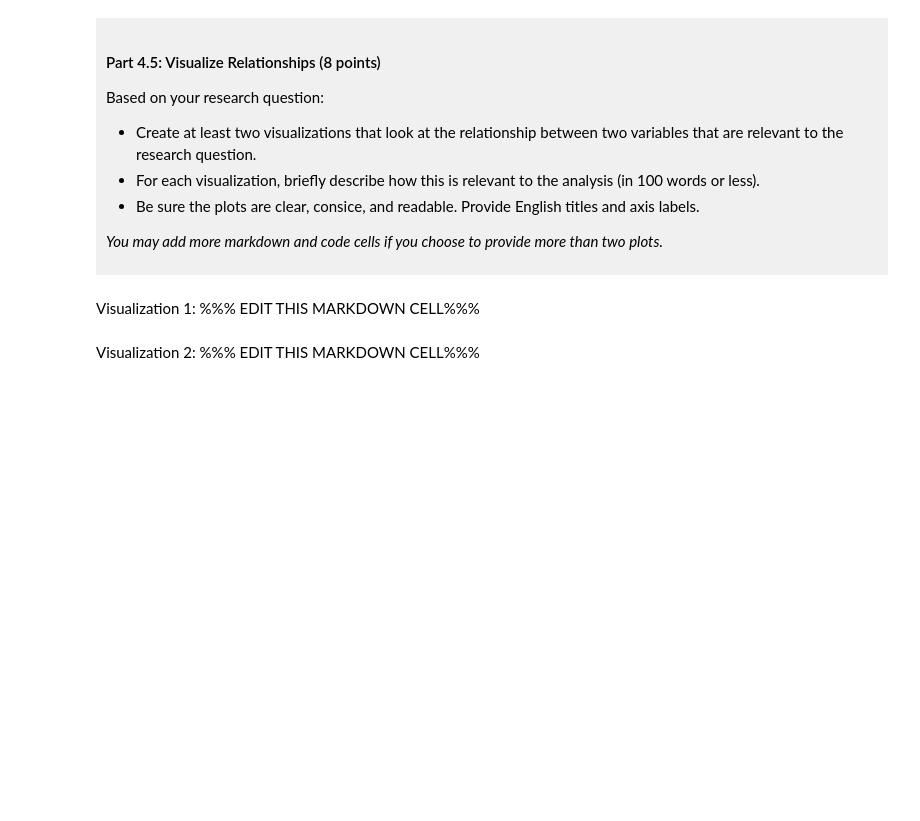
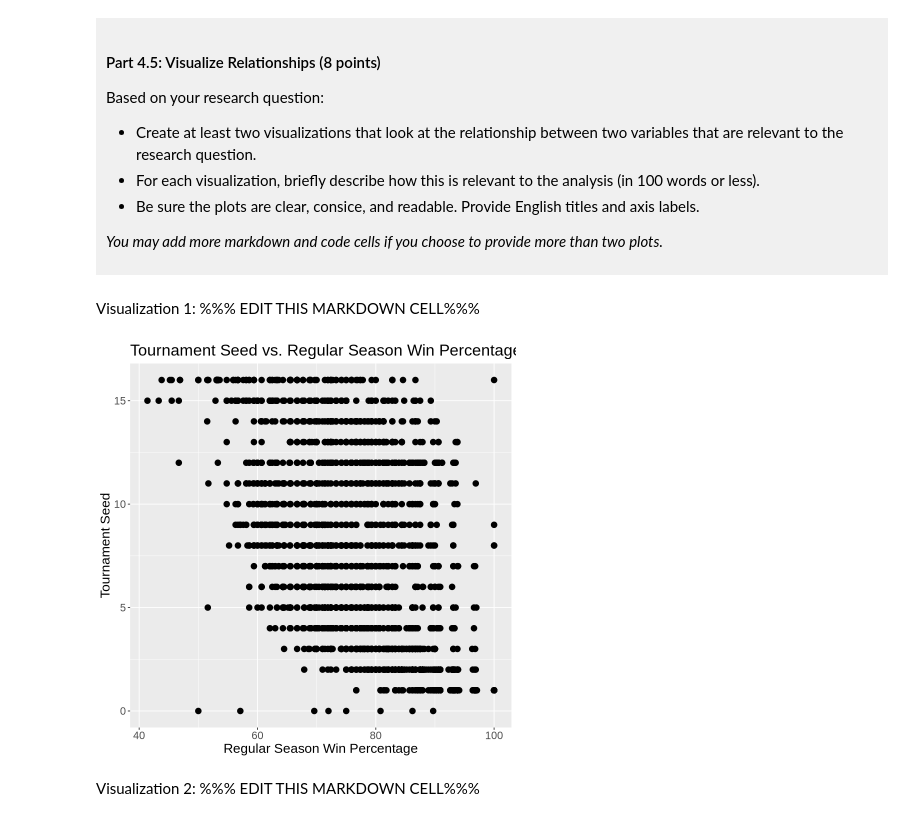
Before and after one commit to newnyy/dsci-100-project-newsha-khedri, a Jupyter notebook: dsci-100-project-notebook.ipynb, the cells around one changed output. Saved outputs shown, nothing was run; the diff lists cells and outputs as text; code cells hidden in the pictures; blank space fills up the shorter version.

Commit message:
check point c

```diff
--- a/dsci-100-project-notebook.ipynb
+++ b/dsci-100-project-notebook.ipynb
@@ -320,7 +383,15 @@ Based on your research question:
 # %% [markdown]
 Visualization 1: %%% EDIT THIS MARKDOWN CELL%%%
 # %%
-### EDIT THIS CODE CELL FOR VISUALIZATION 1###
+plot_rel_1 <- ggplot(march_clean, aes(x = reg_wins_pct, y = seed)) +
+geom_point(size = 3) +
+labs( title = "Tournament Seed vs. Regular Season Win Percentage",x = "Regular Season Win Percentage",
+y = "Tournament Seed" ) +
+theme(text = element_text(size = 16))
+
+plot_rel_1
+# %% [output]
+[figure, added]
 # %% [markdown]
 Visualization 2: %%% EDIT THIS MARKDOWN CELL%%%
 # %%
```
Also changed, not shown: parts of 8 cells of this notebook.
